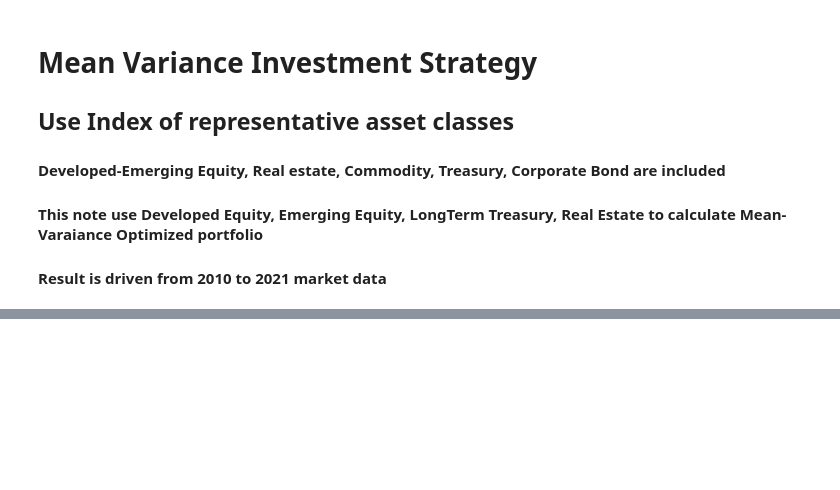
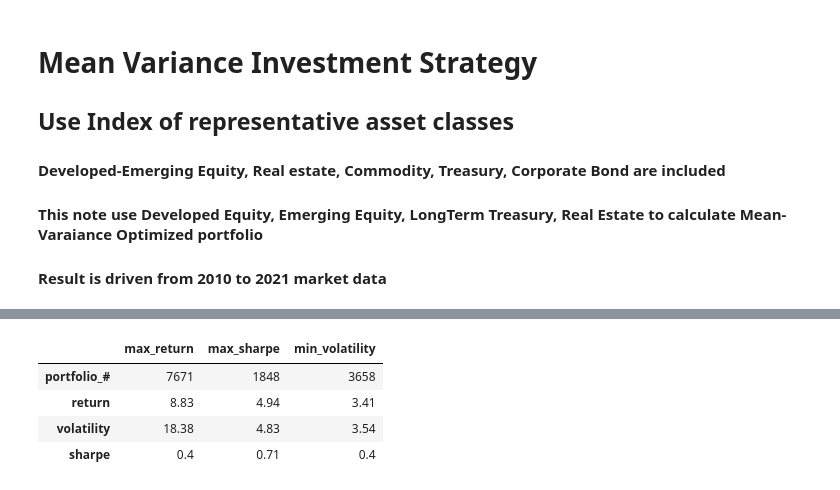
Before and after one commit to QuhiQuhihi/project_Asset_Allocation, a Jupyter notebook: 00_mean_variance.ipynb, the cells around one changed output, grey strips where cells are left out. Drawn from its saved outputs; the diff is of its cells as text; code cells hidden in the pictures; blank space fills up the shorter version.

```diff
--- a/00_mean_variance.ipynb
+++ b/00_mean_variance.ipynb
@@ -353,0 +332,8 @@ developed market stock:0.2072978897517067, emerging market stock:0.0256835240628
+# %%
+mv_portfolio
+# %% [output]
+|  | max_return | max_sharpe | min_volatility |
+| portfolio_# | 7671 | 1848 | 3658 |
+| return | 8.83 | 4.94 | 3.41 |
+| volatility | 18.38 | 4.83 | 3.54 |
+| sharpe | 0.4 | 0.71 | 0.4 |
```
Also changed, not shown: parts of 40 cells of this notebook.
